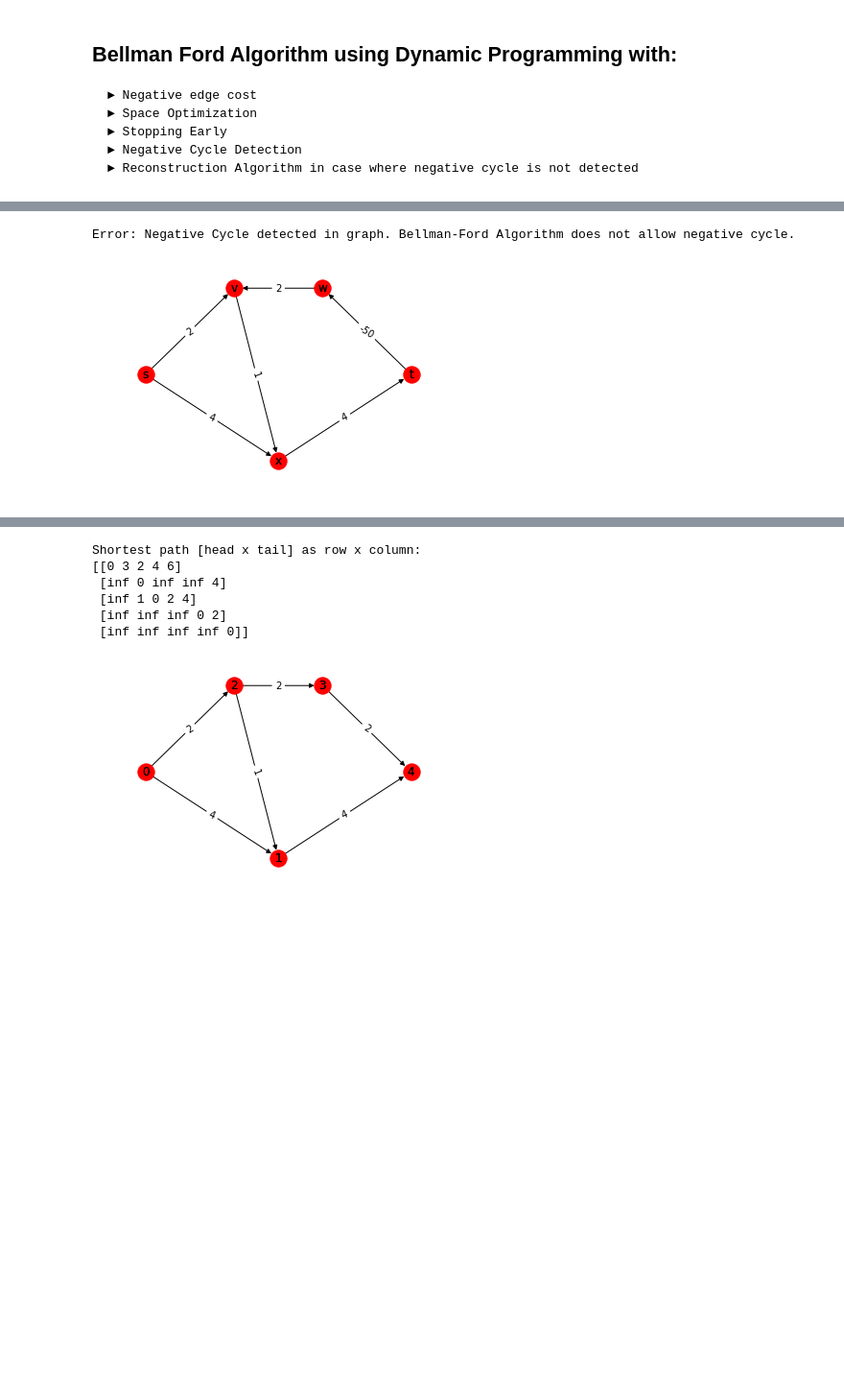
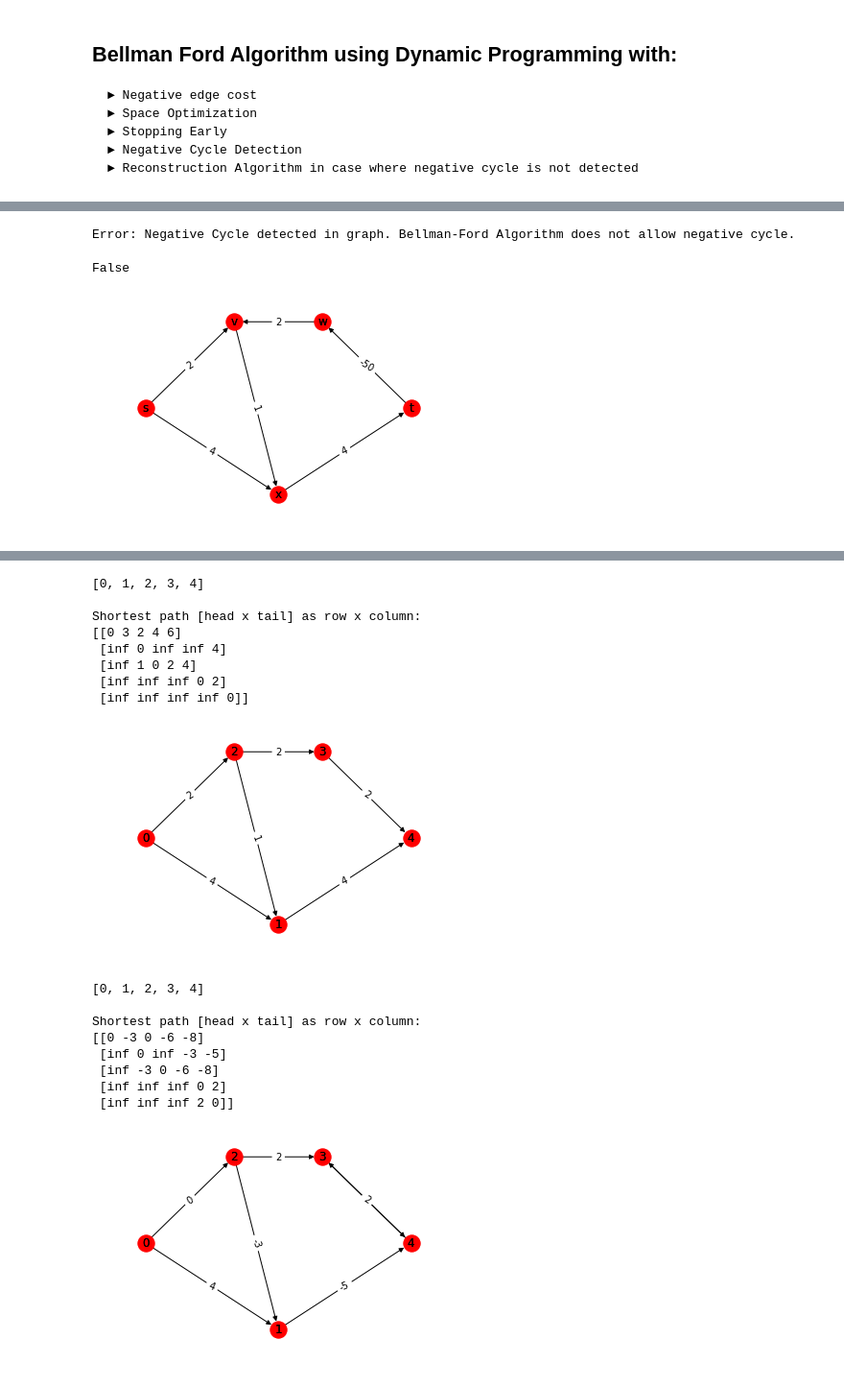
Before and after one commit to aishwarya34/AlgorithmsIlluminated, a Jupyter notebook: C4W1_29BELLMAN_FORD_ALGORITHM_30ALL_PAIRS_SHORTEST_PATHS.ipynb, the cells around one changed output, grey strips where cells are left out. Shown at 96% size. Cells and saved outputs as stored; diff of their text form; code cells hidden in the pictures; blank space fills up the shorter version.

```diff
--- a/C4W1_29BELLMAN_FORD_ALGORITHM_30ALL_PAIRS_SHORTEST_PATHS.ipynb
+++ b/C4W1_29BELLMAN_FORD_ALGORITHM_30ALL_PAIRS_SHORTEST_PATHS.ipynb
@@ -179,7 +179,7 @@ def Bellman_Ford_Algorithm_dynamic(graph, A, B, nodes, i_start_vert):
             case_sum_subproblems = []
             case_1 = A[0][v]
             case_1_b = B[0][v]
-            for pre in DG.predecessors(nodes[v]):
+            for pre in graph.predecessors(nodes[v]):
                 w = nodes.index(pre)
                 #print("i: {}, iw: {}, w: {}, v: {}, sw: {}, wv: {} ".format(i, w,nodes[w], nodes[v], A[0][w] , graph.edges[nodes[w], nodes[v]]['weight']))
                 case_sum_subproblems.append([A[0][w] + graph.edges[nodes[w], nodes[v]]['weight'], w])
@@ -202,7 +202,7 @@ def Bellman_Ford_Algorithm_dynamic(graph, A, B, nodes, i_start_vert):
 
 
 def reconstruction_algorithm(graph, A, B, nodes, i_start_vert):
-    print("Reconstructing the shortest paths: ")
+    print("Bellman Ford Algorithm Reconstructing the shortest paths: ")
     for v in range(len(nodes)):
         path_node = v
         path = []
@@ -226,12 +226,14 @@ def Bellman_Ford_Algorithm_optimize(graph, start_vert):
     if negative_cycle == False:
         print("A : \n{}".format(A))
         shortest_paths = A[-1]
-        print("Shortest path distance:")
+        print("Bellman Ford Algorithm - Shortest path distance:")
         for idx in range(len(shortest_paths)):
             print("({}, {}): {}".format(start_vert, nodes[idx], shortest_paths[idx]))
         reconstruction_algorithm(graph, A, B, nodes, i_start_vert)
+        return [list(shortest_paths), nodes]
     else:
         print("Error: Negative Cycle detected in graph. Bellman-Ford Algorithm does not allow negative cycle.")
+        return False
 
 
 
@@ -365,6 +371,7 @@ start_vert = 's'
 Bellman_Ford_Algorithm_optimize(DG, start_vert)
 # %% [output]
 Error: Negative Cycle detected in graph. Bellman-Ford Algorithm does not allow negative cycle.
+False
 [figure]
 # %% [markdown]
 # Internet Routing
@@ -474,7 +481,7 @@ def Floyd_Warshall_APSP_dynamic(graph, A, nodes, edges, i_start_vert):
 def Floyd_Warshall_Algorithm(graph, start_vert):
     nodes = list(graph.nodes)
     edges = graph.edges.data()
-    #print(edges)
+    print(nodes)
     A = np.full((len(nodes), len(nodes), len(nodes)), None)
     i_start_vert = nodes.index(start_vert)
     A[0] = float('inf')
@@ -500,6 +507,8 @@ nx.draw(DG, pos, with_labels = True)
 start_vert = 0
 Floyd_Warshall_Algorithm(DG, start_vert)
 # %% [output]
+[0, 1, 2, 3, 4]
+
 Shortest path [head x tail] as row x column:
 [[0 3 2 4 6]
  [inf 0 inf inf 4]
@@ -507,3 +516,27 @@ Shortest path [head x tail] as row x column:
  [inf inf inf 0 2]
  [inf inf inf inf 0]]
 [figure]
+# %%
+# Negative edges
+DG = nx.DiGraph()
+for i,j in zip([0, 2, 3, 1, 4],[(0, 5), (5, 10), (10, 10), (7.5, 0), (15, 5)]):
+    DG.add_node(i, pos=j)
+DG.nodes.data()
+DG.add_weighted_edges_from([(0, 2, 0), (2, 3, 2), (3, 4, 2), (4, 3, 2), (0, 1, 4), (2, 1, -3), (1, 4, -5)])
+pos = nx.get_node_attributes(DG, 'pos')
+weights = nx.get_edge_attributes(DG, 'weight')
+nx.draw_networkx_edge_labels(DG, pos, edge_labels = weights)
+nx.draw_networkx_labels(DG,pos=pos)
+nx.draw(DG, pos, with_labels = True)
+start_vert = 0
+Floyd_Warshall_Algorithm(DG, start_vert)
+# %% [output]
+[0, 1, 2, 3, 4]
+
+Shortest path [head x tail] as row x column:
+[[0 -3 0 -6 -8]
+ [inf 0 inf -3 -5]
+ [inf -3 0 -6 -8]
+ [inf inf inf 0 2]
+ [inf inf inf 2 0]]
+[figure, added]
```
Also changed, not shown: parts of 5 cells of this notebook.
